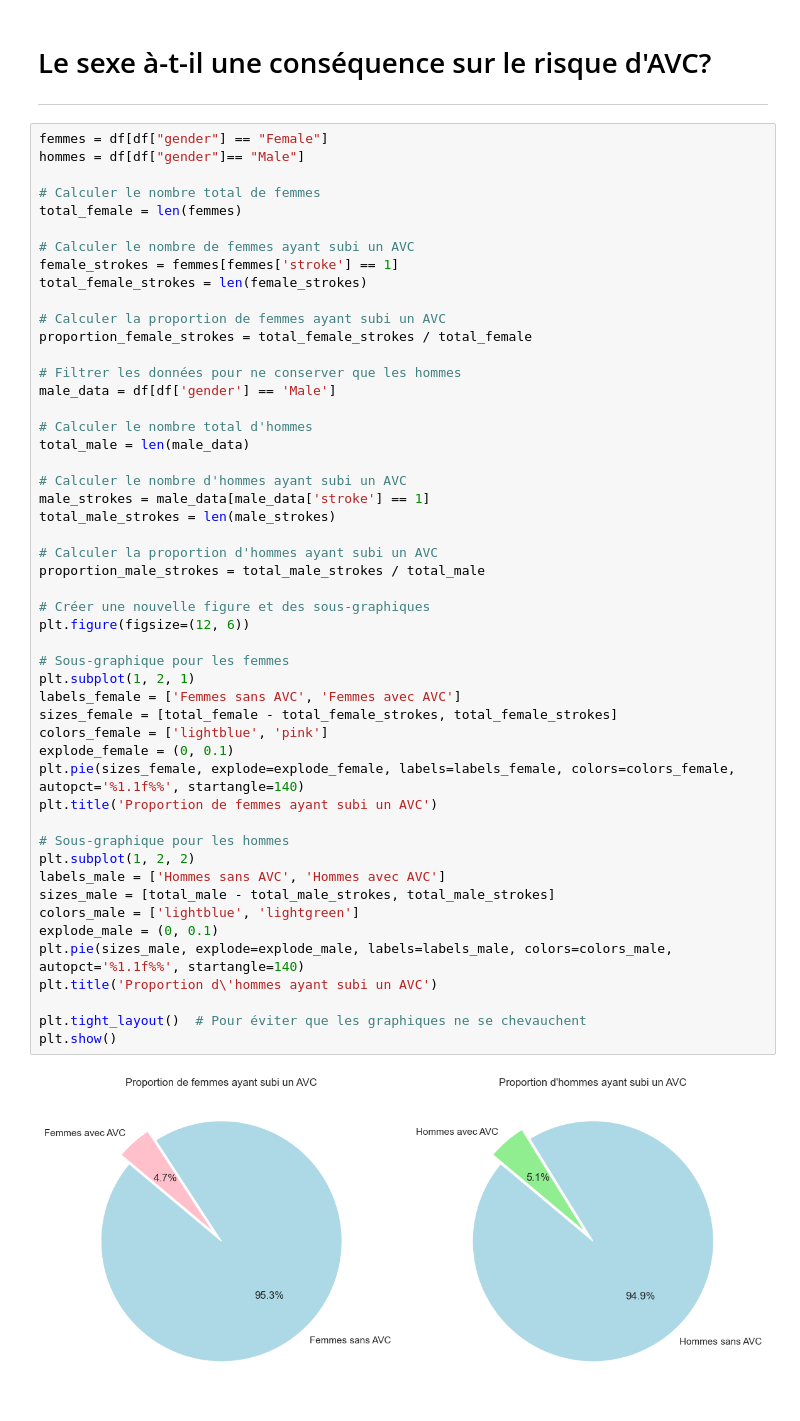
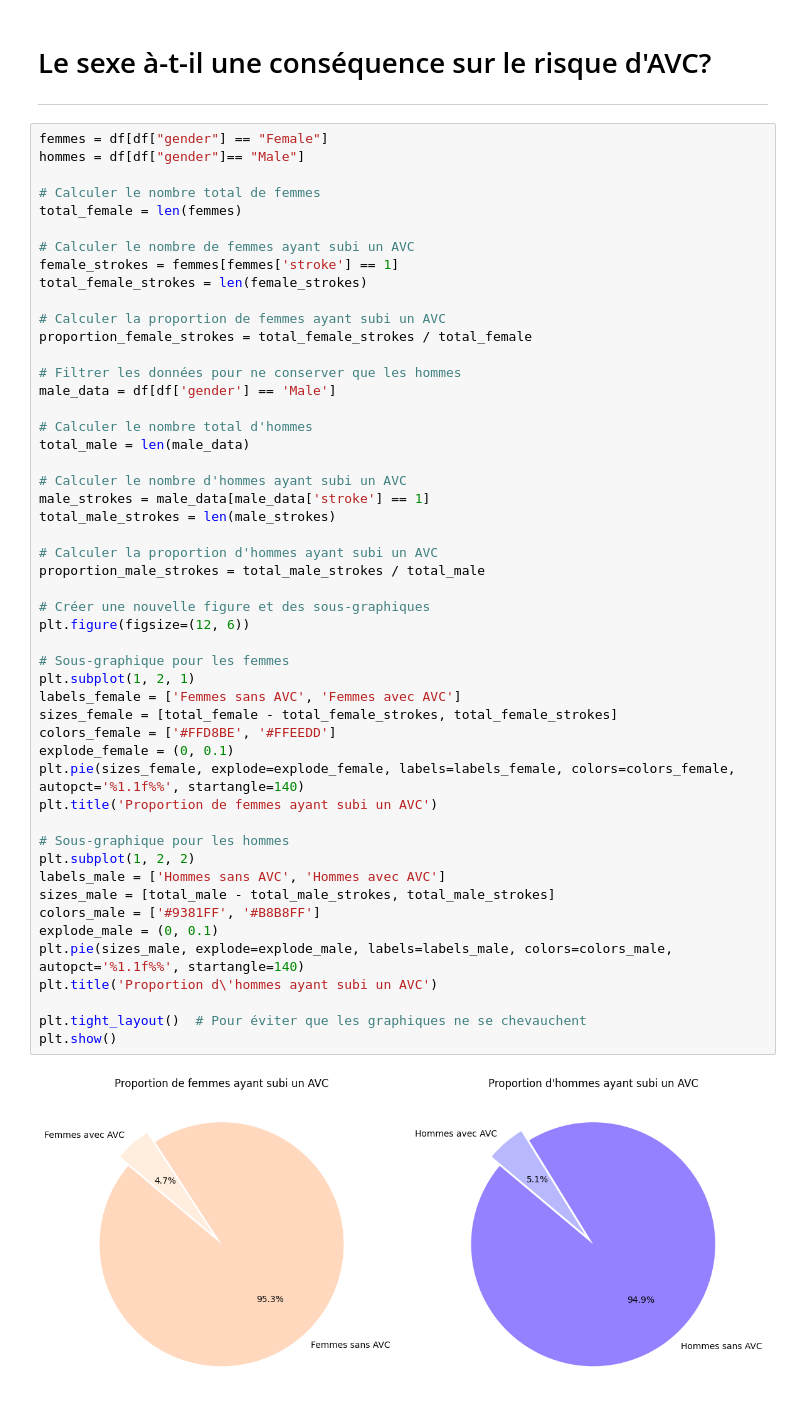
Before and after one commit to VpourVictor/DATA_Visualisation, a Jupyter notebook: Gabin.ipynb, the cells around one changed output. Cells and saved outputs as stored; diff of their text form.

```diff
--- a/Gabin.ipynb
+++ b/Gabin.ipynb
@@ -81,33 +87,33 @@ total_male = len(male_data)
 
 # Calculer le nombre d'hommes ayant subi un AVC
 male_strokes = male_data[male_data['stroke'] == 1]
 total_male_strokes = len(male_strokes)
 
 # Calculer la proportion d'hommes ayant subi un AVC
 proportion_male_strokes = total_male_strokes / total_male
 
 # Créer une nouvelle figure et des sous-graphiques
 plt.figure(figsize=(12, 6))
 
 # Sous-graphique pour les femmes
 plt.subplot(1, 2, 1)
 labels_female = ['Femmes sans AVC', 'Femmes avec AVC']
 sizes_female = [total_female - total_female_strokes, total_female_strokes]
-colors_female = ['lightblue', 'pink']
+colors_female = ['#FFD8BE', '#FFEEDD']
 explode_female = (0, 0.1)
 plt.pie(sizes_female, explode=explode_female, labels=labels_female, colors=colors_female, autopct='%1.1f%%', startangle=140)
 plt.title('Proportion de femmes ayant subi un AVC')
 
 # Sous-graphique pour les hommes
 plt.subplot(1, 2, 2)
 labels_male = ['Hommes sans AVC', 'Hommes avec AVC']
 sizes_male = [total_male - total_male_strokes, total_male_strokes]
-colors_male = ['lightblue', 'lightgreen']
+colors_male = ['#9381FF', '#B8B8FF']
 explode_male = (0, 0.1)
 plt.pie(sizes_male, explode=explode_male, labels=labels_male, colors=colors_male, autopct='%1.1f%%', startangle=140)
 plt.title('Proportion d\'hommes ayant subi un AVC')
 
 plt.tight_layout()  # Pour éviter que les graphiques ne se chevauchent
 plt.show()
 # %% [output]
-[figure, old version]
+[figure, new version]
```
Also changed, not shown: parts of 2 cells of this notebook, 3 other files.
